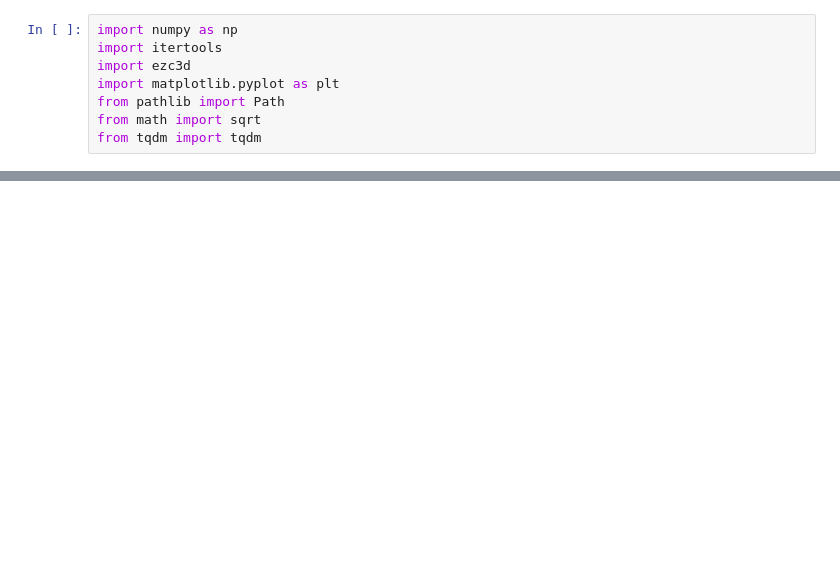
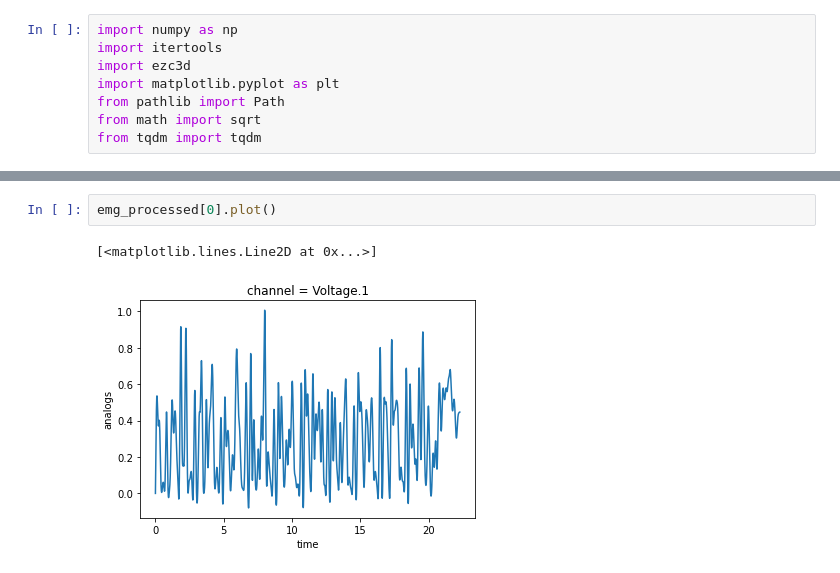
Before and after one commit to kkluwak/PJATK2020, a Jupyter notebook: RDCLabs/odczyt_emg.ipynb, the cells around one changed output, grey strips where cells are left out. Cells and saved outputs as stored; diff of their text form; blank space fills up the shorter version.

```diff
--- a/RDCLabs/odczyt_emg.ipynb
+++ b/RDCLabs/odczyt_emg.ipynb
@@ -23 +46,6 @@ TypeError: unhashable type: 'list'
+# %%
+emg_processed[0].plot()
+# %% [output]
+[<matplotlib.lines.Line2D at 0x...>]
+[figure, added]
 # %%
```
Also changed, not shown: parts of 12 cells of this notebook.
